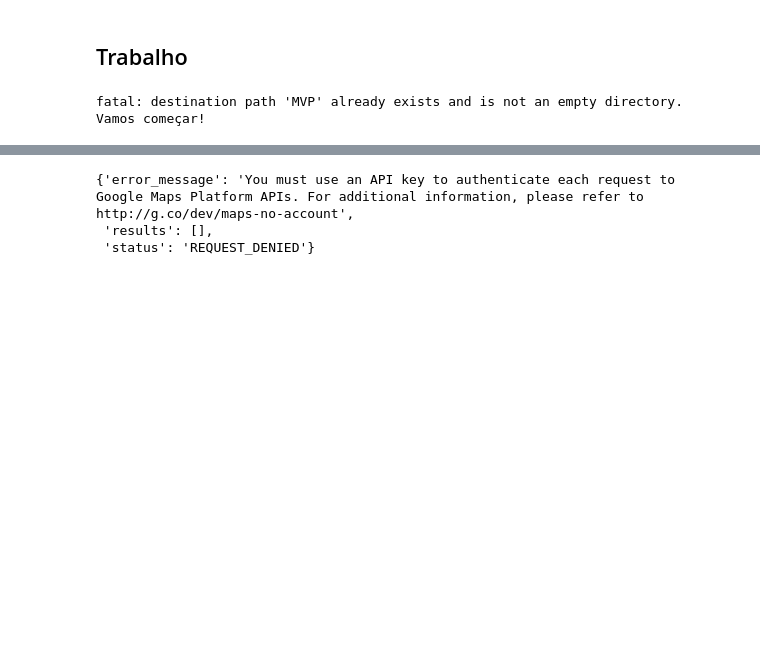
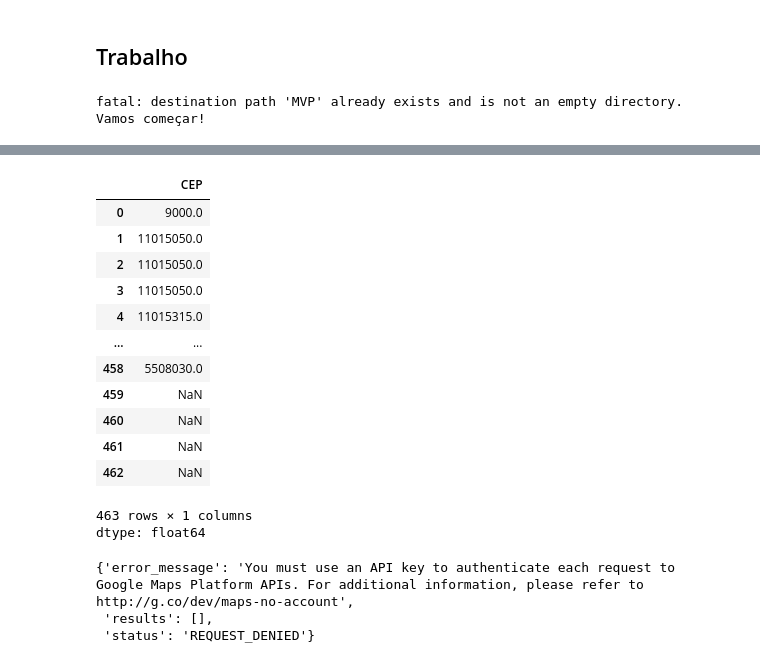
Before and after one commit to ffserro/MVP, a Jupyter notebook: mvp.ipynb, the cells around one changed output, grey strips where cells are left out. Cells and saved outputs as stored; diff of their text form; code cells hidden in the pictures; blank space fills up the shorter version.

```diff
--- a/mvp.ipynb
+++ b/mvp.ipynb
@@ -95,3 +95,20 @@ om_info.head()
+# %%
+om_info.CEP
+# %% [output]
+|  | CEP |
+| 0 | 9000.0 |
+| 1 | 11015050.0 |
+| 2 | 11015050.0 |
+| 3 | 11015050.0 |
+| 4 | 11015315.0 |
+| ... | ... |
+| 458 | 5508030.0 |
+| 459 | NaN |
+| 460 | NaN |
+| 461 | NaN |
+| 462 | NaN |
+463 rows × 1 columns
+dtype: float64
 # %%
 import requests
 url = 'https://maps.googleapis.com/maps/api/geocode/json'
```
Also changed, not shown: parts of 22 cells of this notebook.
